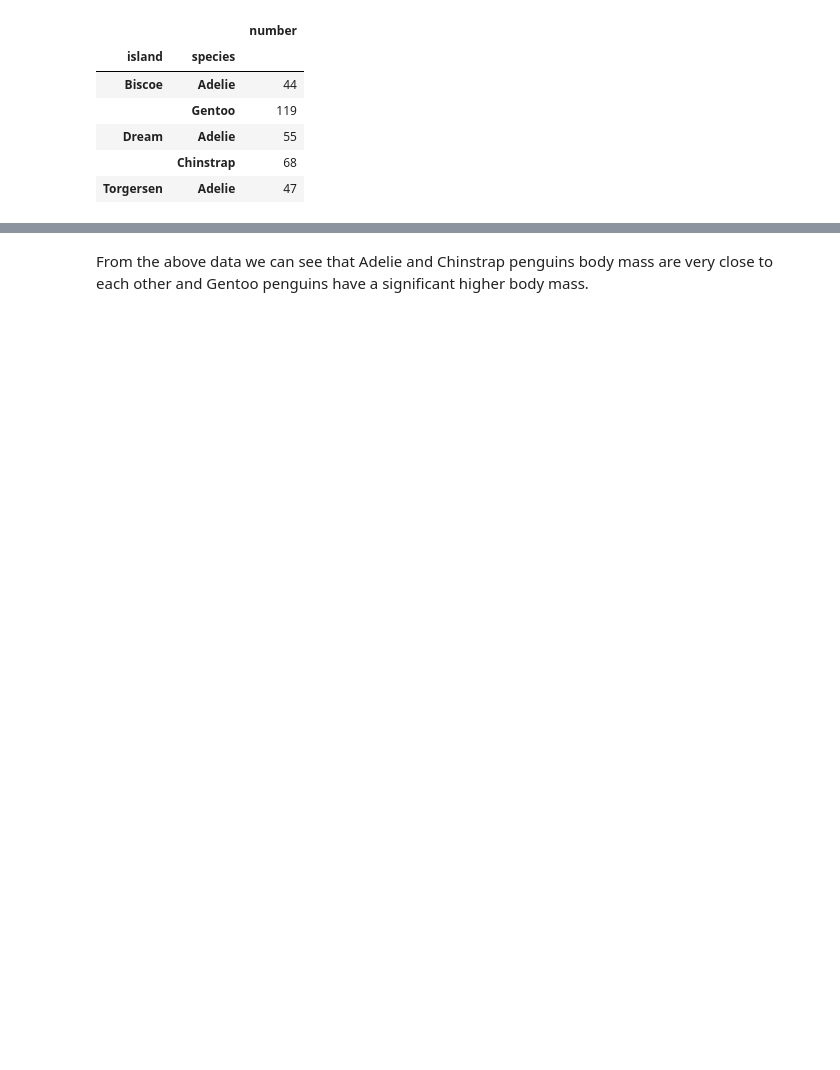
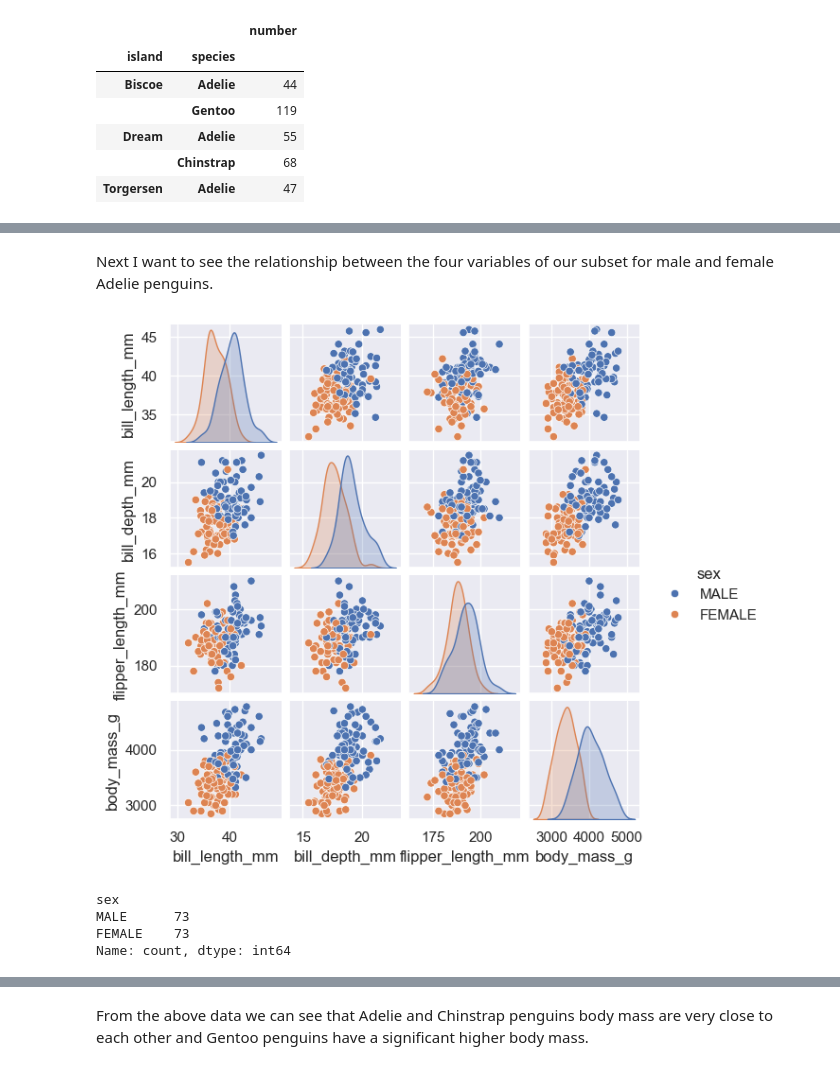
Before and after one commit to ermelinda-q/data_analytics, a Jupyter notebook: penguins.ipynb, the cells around one changed output, grey strips where cells are left out. Saved outputs shown, nothing was run; the diff lists cells and outputs as text; code cells hidden in the pictures; blank space fills up the shorter version.

```diff
--- a/penguins.ipynb
+++ b/penguins.ipynb
@@ -312,0 +325,3 @@ Text(0.5, 1.0, 'Body mass by species')
+# %%
+# Create a subset for Adelie penguins only
+adelie_penguins = df[df['species'] == 'Adelie']
@@ -312,0 +349,18 @@ Text(0.5, 1.0, 'Body mass by species')
+# %% [markdown]
+Next I want to see the relationship between the four variables of our subset for male and female Adelie penguins.
+# %%
+# Plotting
+sns.pairplot(adelie_penguins, hue="sex", height=1.5)
+
+# Show
+plt.show()
+# %% [output]
+[figure, added]
+# %%
+# How many female and male Adelie penguins are in the subset.
+adelie_penguins["sex"].value_counts()
+# %% [output]
+sex
+MALE      73
+FEMALE    73
+Name: count, dtype: int64
```
Also changed, not shown: parts of 28 cells of this notebook.
